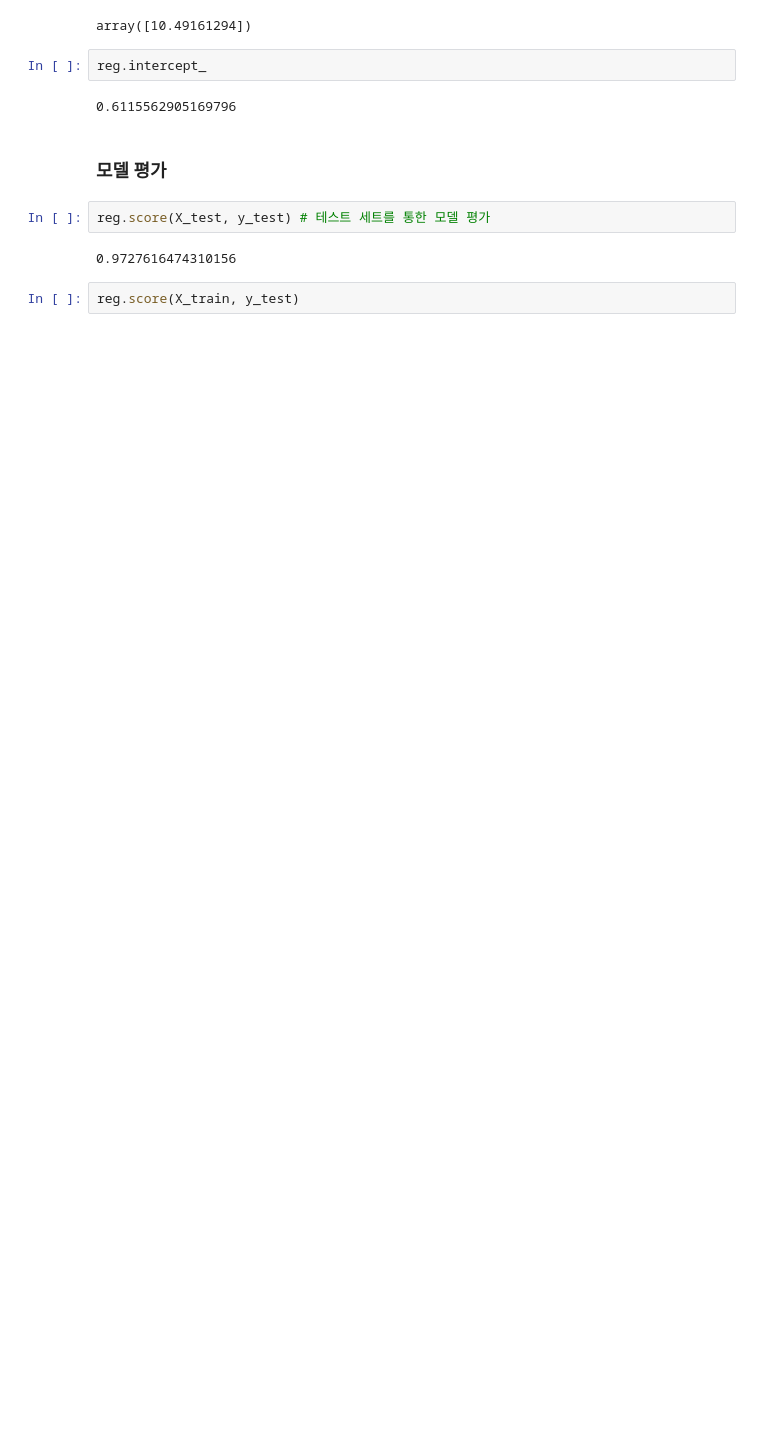
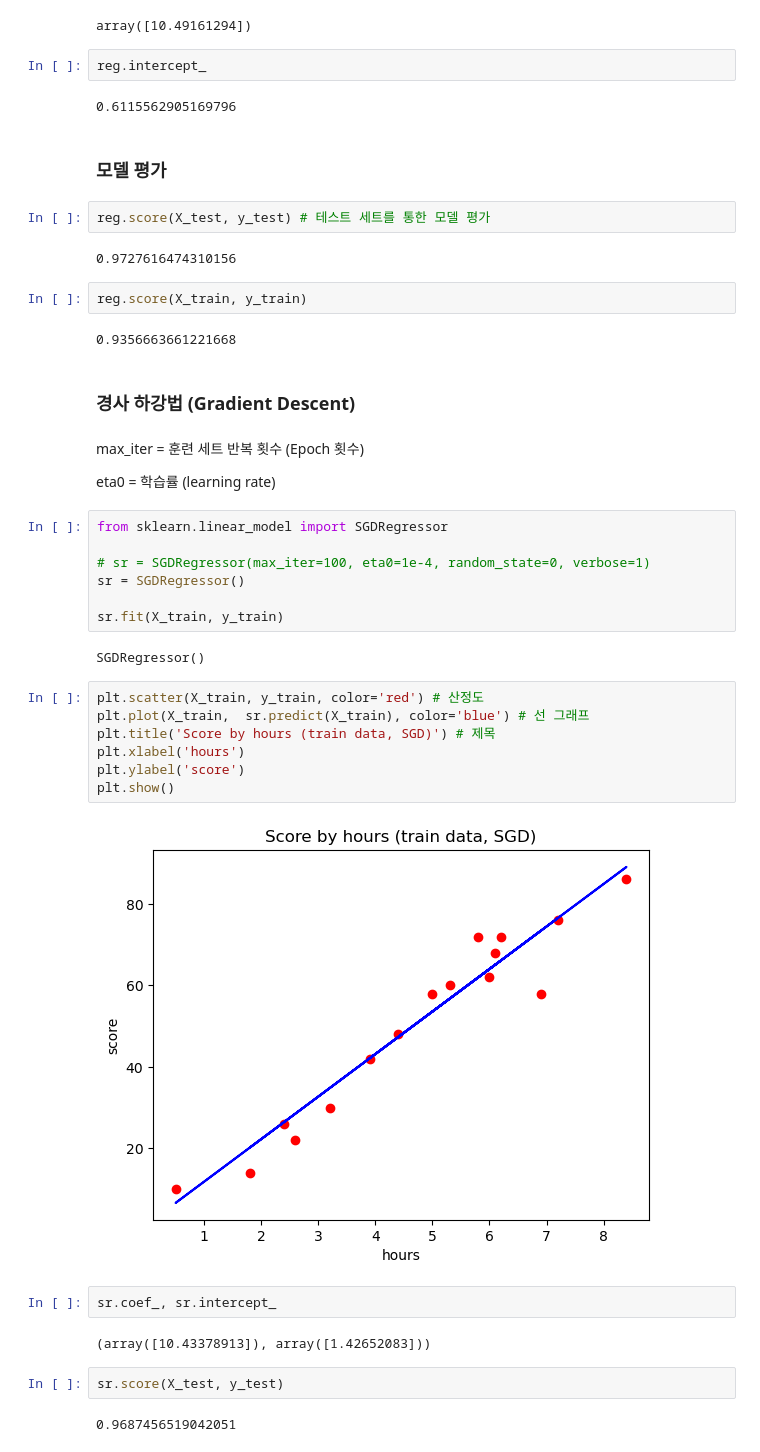
Before and after one commit to Kor-NOH/ML_study, a Jupyter notebook: ScikitLearn/01.Linear Regression.ipynb, the cells around one changed output. Cells and saved outputs as stored; diff of their text form; blank space fills up the shorter version.

Commit message:
SGDRegressor

```diff
--- a/ScikitLearn/01.Linear Regression.ipynb
+++ b/ScikitLearn/01.Linear Regression.ipynb
@@ -183,4 +183,38 @@ reg.score(X_test, y_test) # 테스트 세트를 통한 모델 평가
 # %% [output]
 0.9727616474310156
 # %%
-reg.score(X_train, y_test)
+reg.score(X_train, y_train)
+# %% [output]
+0.9356663661221668
+# %% [markdown]
+### 경사 하강법 (Gradient Descent)
+# %% [markdown]
+max_iter = 훈련 세트 반복 횟수 (Epoch 횟수)
+
+eta0 = 학습률 (learning rate)
+# %%
+from sklearn.linear_model import SGDRegressor
+
+# sr = SGDRegressor(max_iter=100, eta0=1e-4, random_state=0, verbose=1)
+sr = SGDRegressor()
+
+sr.fit(X_train, y_train)
+# %% [output]
+SGDRegressor()
+# %%
+plt.scatter(X_train, y_train, color='red') # 산정도
+plt.plot(X_train,  sr.predict(X_train), color='blue') # 선 그래프
+plt.title('Score by hours (train data, SGD)') # 제목
+plt.xlabel('hours')
+plt.ylabel('score')
+plt.show()
+# %% [output]
+[figure, added]
+# %%
+sr.coef_, sr.intercept_
+# %% [output]
+(array([10.43378913]), array([1.42652083]))
+# %%
+sr.score(X_test, y_test)
+# %% [output]
+0.9687456519042051
```
Also changed, not shown: parts of 1 cell of this notebook.
